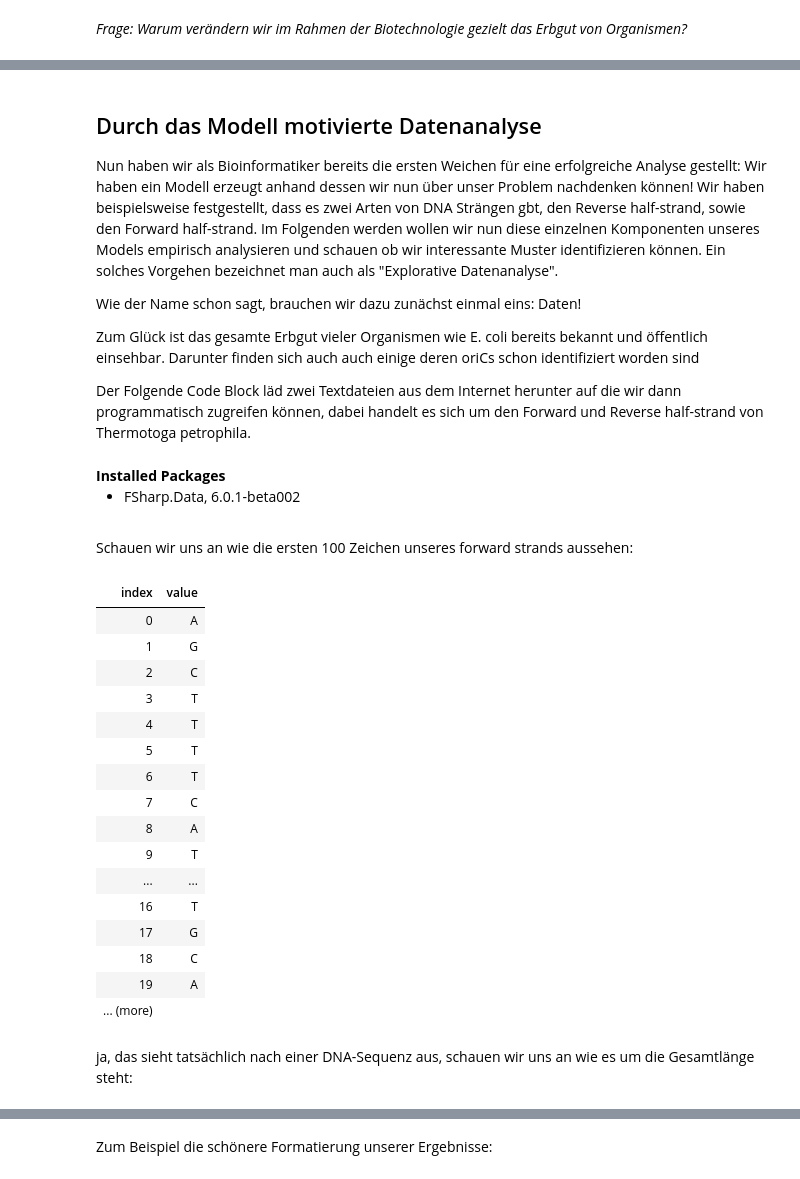
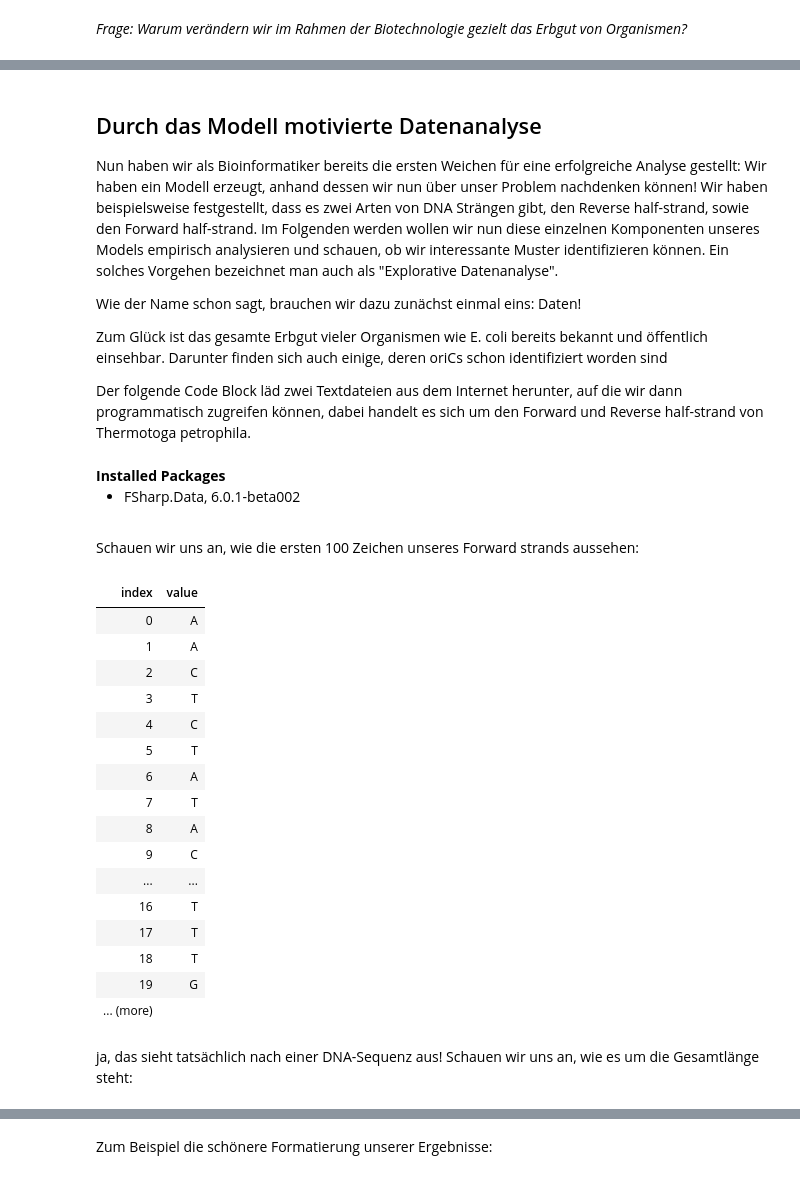
Before and after one commit to CSBiology/BioInfoIntro, a Jupyter notebook: Praktikumstag.ipynb, the cells around one changed output, grey strips where cells are left out. Saved outputs shown, nothing was run; the diff lists cells and outputs as text; code cells hidden in the pictures.

```diff
--- a/Praktikumstag.ipynb
+++ b/Praktikumstag.ipynb
@@ -59,14 +60,14 @@ Im Anschluss an die Replikation aller benötigten Fragmente werden diese dann sc
 # %% [markdown]
 ##  Durch das Modell motivierte Datenanalyse
 
-Nun haben wir als Bioinformatiker bereits die ersten Weichen für eine erfolgreiche Analyse gestellt: Wir haben ein Modell erzeugt anhand dessen wir nun über unser Problem nachdenken können! Wir haben beispielsweise festgestellt, dass es zwei Arten von DNA Strängen gbt, den Reverse half-strand, sowie den Forward half-strand. Im Folgenden werden wollen wir nun diese einzelnen Komponenten unseres Models empirisch analysieren und schauen ob wir interessante Muster identifizieren können. Ein solches Vorgehen bezeichnet man auch als "Explorative Datenanalyse".
+Nun haben wir als Bioinformatiker bereits die ersten Weichen für eine erfolgreiche Analyse gestellt: Wir haben ein Modell erzeugt, anhand dessen wir nun über unser Problem nachdenken können! Wir haben beispielsweise festgestellt, dass es zwei Arten von DNA Strängen gibt, den Reverse half-strand, sowie den Forward half-strand. Im Folgenden werden wollen wir nun diese einzelnen Komponenten unseres Models empirisch analysieren und schauen, ob wir interessante Muster identifizieren können. Ein solches Vorgehen bezeichnet man auch als "Explorative Datenanalyse".
 
 Wie der Name schon sagt, brauchen wir dazu zunächst einmal eins: Daten!
 
 Zum Glück ist das gesamte Erbgut vieler Organismen wie E. coli bereits bekannt und öffentlich einsehbar.
-Darunter finden sich auch auch einige deren oriCs schon identifiziert worden sind
+Darunter finden sich auch einige, deren oriCs schon identifiziert worden sind
 
-Der Folgende Code Block läd zwei Textdateien aus dem Internet herunter auf die wir dann programmatisch zugreifen können, dabei handelt es sich um den Forward und Reverse half-strand von Thermotoga petrophila.
+Der folgende Code Block läd zwei Textdateien aus dem Internet herunter, auf die wir dann programmatisch zugreifen können, dabei handelt es sich um den Forward und Reverse half-strand von Thermotoga petrophila.
 # %%
 #r "nuget: FSharp.Data, 6.0.1-beta002"
 open FSharp.Data
@@ -76,29 +77,29 @@ let tpReverseRaw = Http.RequestString(@"https://raw.githubusercontent.com/CSBiol
 Installed Packages
 FSharp.Data, 6.0.1-beta002
 # %% [markdown]
-Schauen wir uns an wie die ersten 100 Zeichen unseres forward strands aussehen:
+Schauen wir uns an, wie die ersten 100 Zeichen unseres Forward strands aussehen:
 # %%
-Seq.take 100 forwardRaw
+Seq.take 100 tpForwardRaw
 # %% [output]
 | index | value |
 | 0 | A |
-| 1 | G |
+| 1 | A |
 | 2 | C |
 | 3 | T |
-| 4 | T |
+| 4 | C |
 | 5 | T |
-| 6 | T |
-| 7 | C |
+| 6 | A |
+| 7 | T |
 | 8 | A |
-| 9 | T |
+| 9 | C |
 | ... | ... |
 | 16 | T |
-| 17 | G |
-| 18 | C |
-| 19 | A |
+| 17 | T |
+| 18 | T |
+| 19 | G |
 | ... (more) |  |
 # %% [markdown]
-ja, das sieht tatsächlich nach einer DNA-Sequenz aus, schauen wir uns an wie es um die Gesamtlänge steht:
+ja, das sieht tatsächlich nach einer DNA-Sequenz aus! Schauen wir uns an, wie es um die Gesamtlänge steht:
 # %%
 tpForwardRaw.Length
 # %% [output]
```
Also changed, not shown: parts of 38 cells of this notebook, 2 other files.
